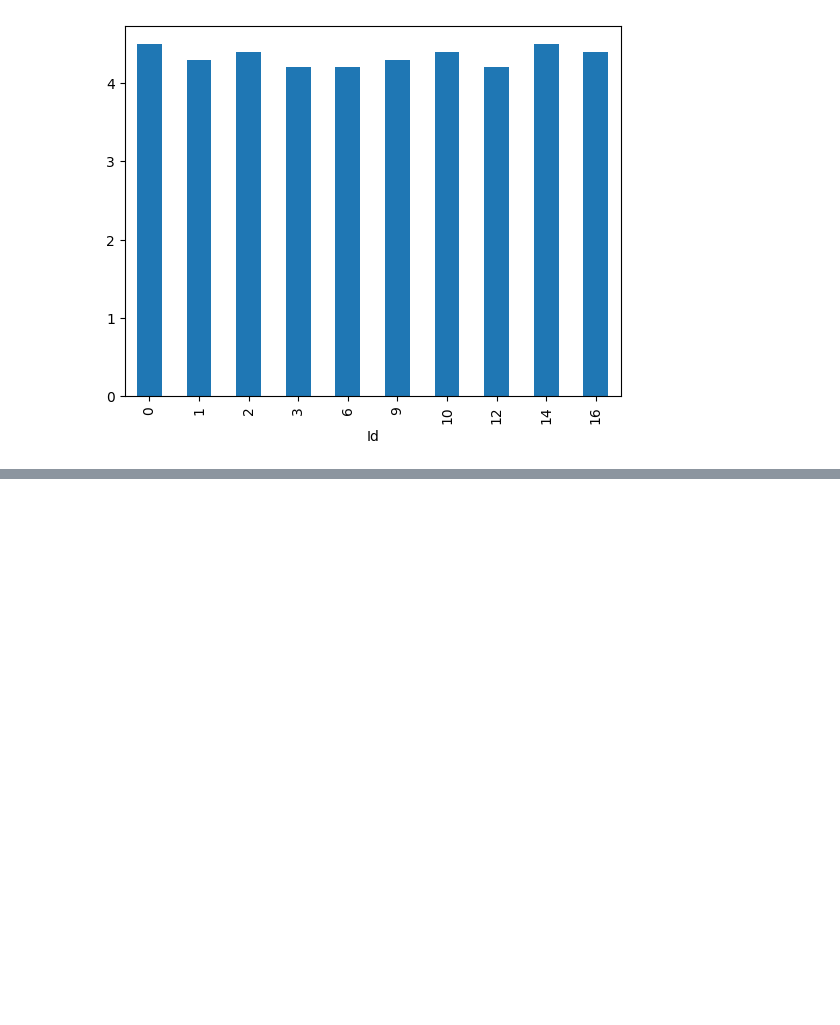
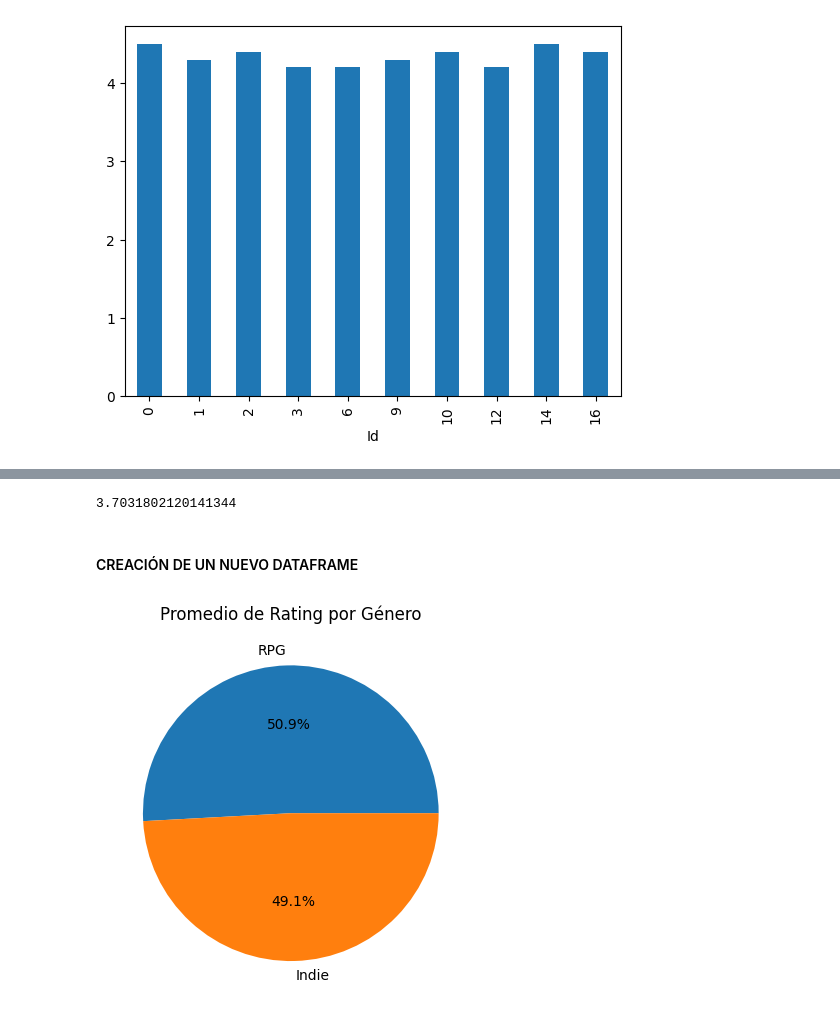
Before and after one commit to TheGaxz/Semestre_1, a Jupyter notebook: jupyter/04_Pandas.ipynb, the cells around one changed output, grey strips where cells are left out. Saved outputs shown, nothing was run; the diff lists cells and outputs as text; code cells hidden in the pictures; blank space fills up the shorter version.

```diff
--- a/jupyter/04_Pandas.ipynb
+++ b/jupyter/04_Pandas.ipynb
@@ -205,0 +242,21 @@ datasetRPG.drop(["Title"],axis=1)["Rating"].plot(kind="bar")
+# %%
+ratings_Indie = datosDel[datosDel['Genres'].apply(lambda x: 'Indie' in x)]['Rating']
+promedio_Indie = ratings_Indie.mean()
+
+promedio_Indie
+# %% [output]
+3.7031802120141344
+# %% [markdown]
+#### CREACIÓN DE UN NUEVO DATAFRAME
+# %%
+#La función DataFrame crea un nuevo DataFrame vacío o a partir de datos existentes
+#Recibe un diccionario, especificando las etiquetas de las columnas (claves) y sus valores respectivos
+dataset_promedios = pd.DataFrame({'Género': ['RPG', 'Indie'], 'Promedio': [promedio_RPG, promedio_Indie]})
+# %%
+#plt.pie crea gráficos circulares
+#autopct: es una cadena de formato que especifica cómo se mostrarán los porcentajes en el gráfico circular
+plt.pie(dataset_promedios['Promedio'], labels=dataset_promedios['Género'], autopct='%1.1f%%')
+plt.title('Promedio de Rating por Género')
+plt.show()
+# %% [output]
+[figure, added]
```
Also changed, not shown: parts of 7 cells of this notebook, 2 other files.
